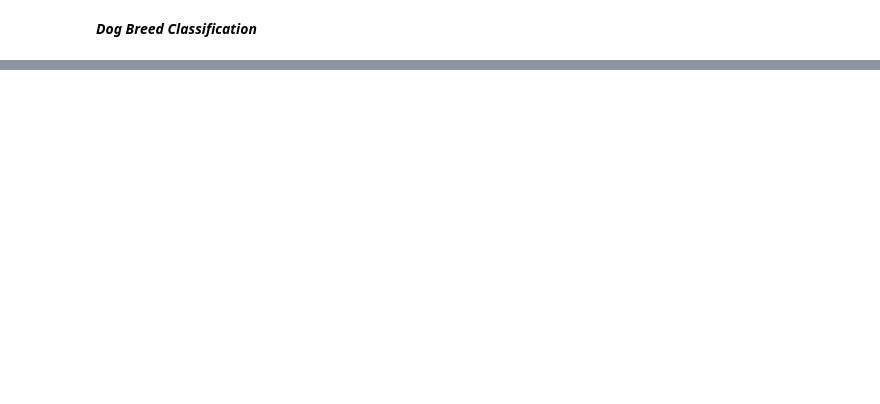
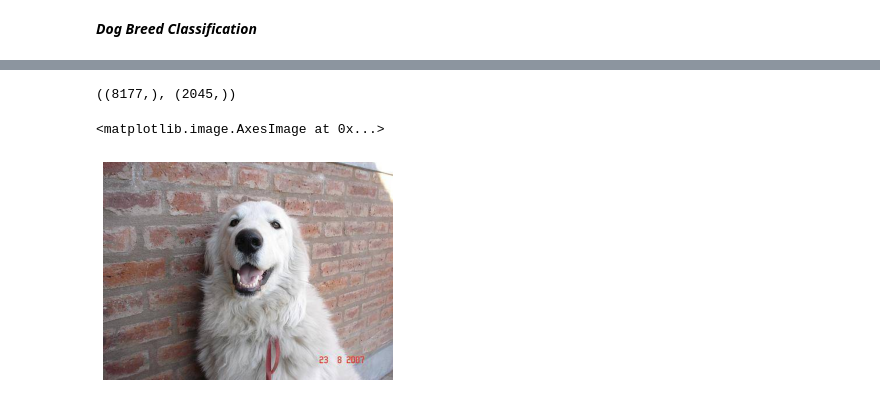
Before and after one commit to mgiorgio23/dog-classification, a Jupyter notebook: main.ipynb, the cells around one changed output, grey strips where cells are left out. Drawn from its saved outputs; the diff is of its cells as text; code cells hidden in the pictures; blank space fills up the shorter version.

```diff
--- a/main.ipynb
+++ b/main.ipynb
@@ -33,0 +48,25 @@ df
+# %%
+features = df['filepath']
+target = df['breed']
+
+X_train, X_test, Y_train, Y_test = train_test_split(
+                                        features,
+                                        target,
+                                        test_size = .2,
+                                        random_state = 0)
+
+X_train.shape, X_test.shape
+# %% [output]
+((8177,), (2045,))
+# %%
+from tensorflow.keras.preprocessing.image import load_img, img_to_array
+from tensorflow.keras.preprocessing.image import ImageDataGenerator
+
+image = load_img('dog-breed-identification/train/0a0c223352985ec154fd604d7ddceabd.jpg')
+image = img_to_array(image).astype(int)
+data = np.expand_dims(image, 0)
+plt.axis('off')
+plt.imshow(data[0])
+# %% [output]
+<matplotlib.image.AxesImage at 0x...>
+[figure, added]
```
Also changed, not shown: parts of 11 cells of this notebook.
